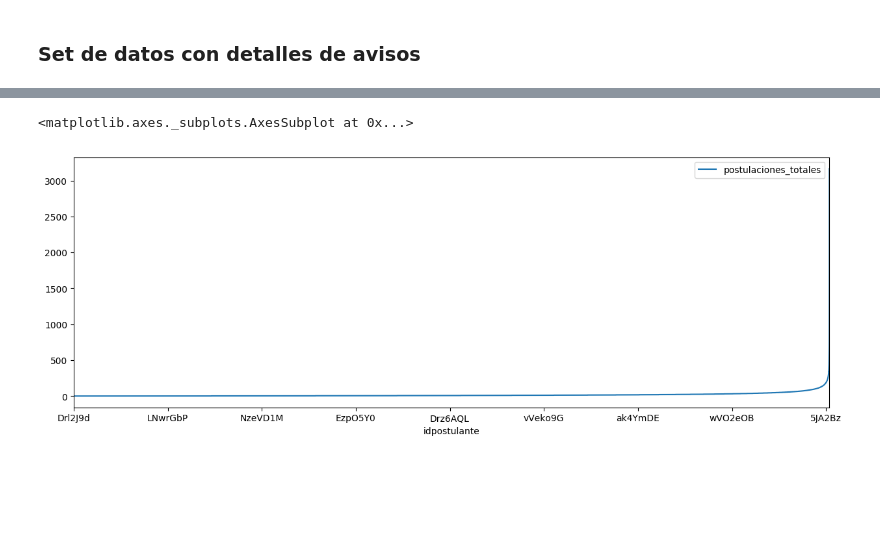
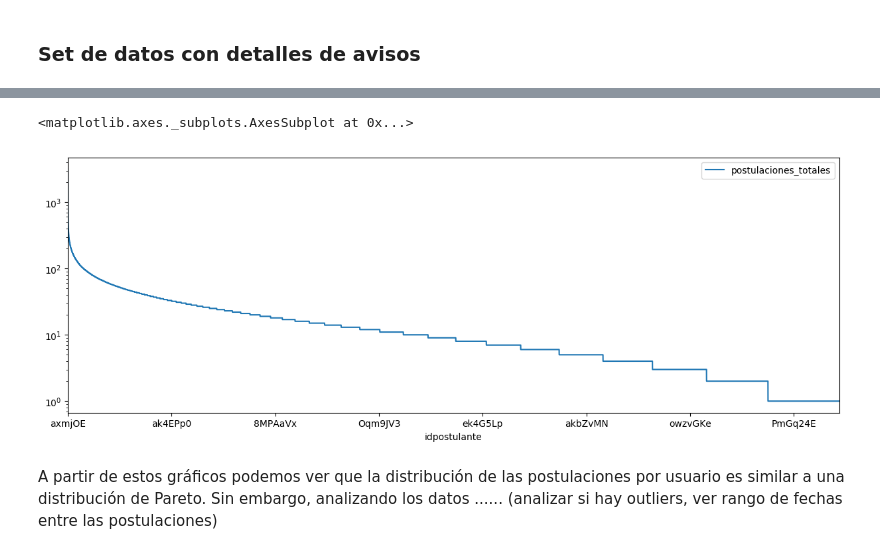
Before and after one commit to GonzaH/Detos, a Jupyter notebook: LimpiezaDeDatos.ipynb, the cells around one changed output, grey strips where cells are left out. Saved outputs shown, nothing was run; the diff lists cells and outputs as text; code cells hidden in the pictures; blank space fills up the shorter version.

```diff
--- a/LimpiezaDeDatos.ipynb
+++ b/LimpiezaDeDatos.ipynb
@@ -263,8 +342,11 @@ Name: postulaciones_totales, dtype: int64
-# %%
-postulaciones_por_usuario_sin_filtro.plot(x='idpostulante', y='postulaciones_totales', kind='line')
-# %% [output]
-<matplotlib.axes._subplots.AxesSubplot at 0x...>
-[figure, removed]
+# %%
+# Grafico en de postulaciones por usuario en escala logaritmica
+postulaciones_por_usuario_filtrado.sort_values('postulaciones_totales', ascending=False).plot(x='idpostulante', y='postulaciones_totales', kind='line', logy=True)
+# %% [output]
+<matplotlib.axes._subplots.AxesSubplot at 0x...>
+[figure, added]
+# %% [markdown]
+A partir de estos gráficos podemos ver que la distribución de las postulaciones por usuario es similar a una distribución de Pareto. Sin embargo, analizando los datos ...... (analizar si hay outliers, ver rango de fechas entre las postulaciones)
 # %%
 # Como hacer un concat de series y eliminar duplicados
 # idaviso_post_sin_fecha_nacimiento = postulaciones_sin_fecha_nacimiento.idaviso
```
Also changed, not shown: parts of 35 cells of this notebook.
